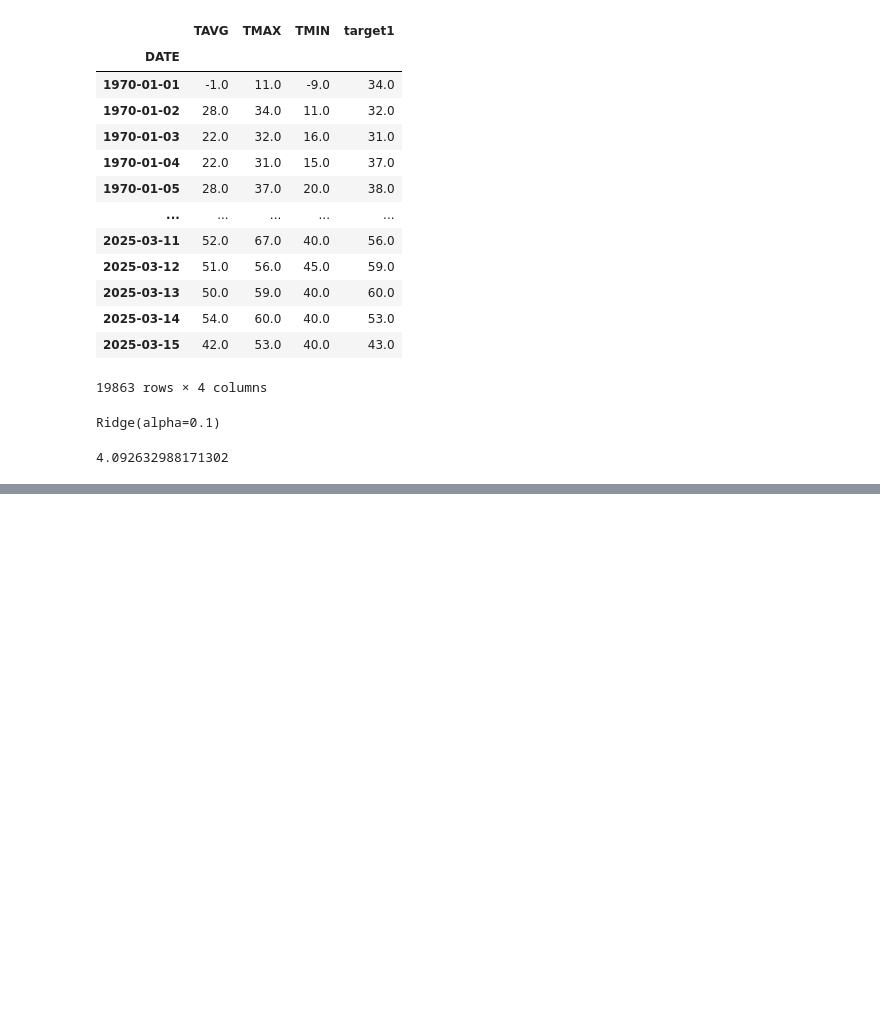
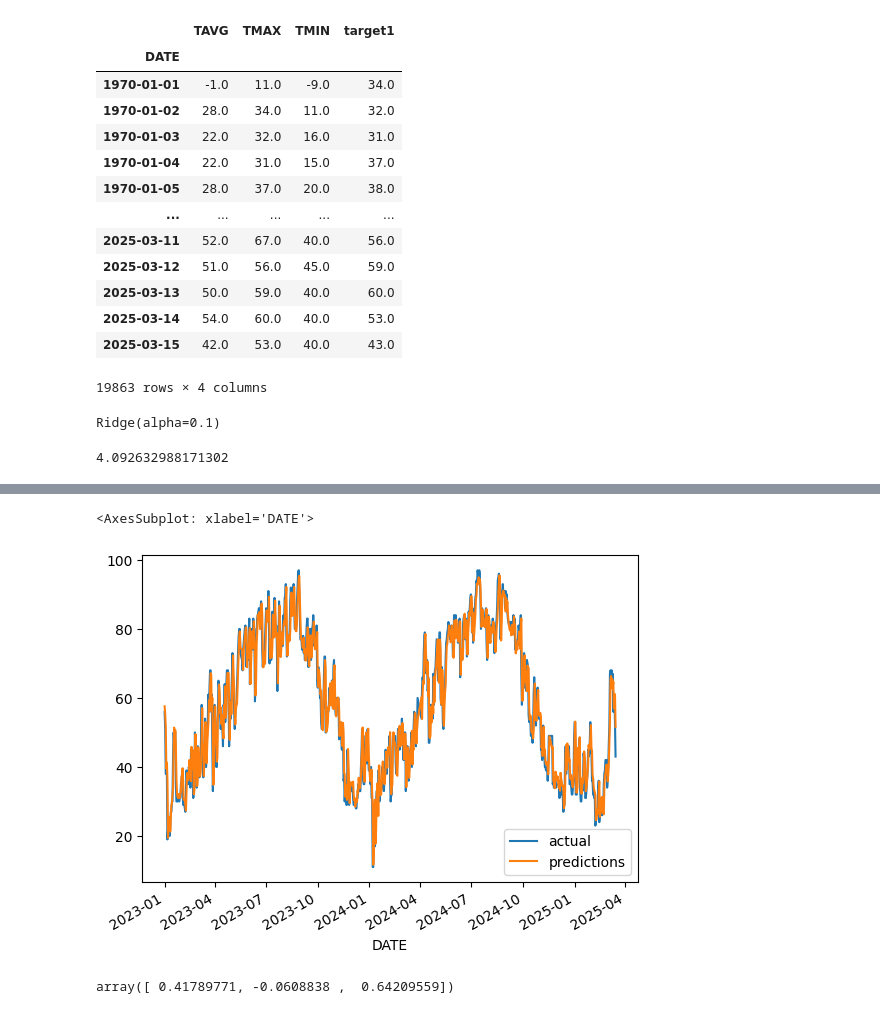
Before and after one commit to njnjfnj/Weather_predicter_backend, a Jupyter notebook: weather-ml/app/models/train.ipynb, the cells around one changed output, grey strips where cells are left out. Cells and saved outputs as stored; diff of their text form; code cells hidden in the pictures; blank space fills up the shorter version.

Commit message:
function create_predictions added

```diff
--- a/weather-ml/app/models/train.ipynb
+++ b/weather-ml/app/models/train.ipynb
@@ -214,0 +215,7 @@ mean_absolute_error(test["target1"], predictions) # вираховує сере
+# %%
+# Скомбінуймо реальні дані з передбаченнями
+
+combined = pd.concat([test["target1"], pd.Series(predictions, index = test.index)], axis=1)
+combined.columns = ["actual", "predictions"]
+
+combined
@@ -214,0 +237,11 @@ mean_absolute_error(test["target1"], predictions) # вираховує сере
+# %%
+combined.plot()
+# %% [output]
+<AxesSubplot: xlabel='DATE'>
+[figure, added]
+# %%
+reg.coef_
+# це коефіцієнти моделі (формули), в яку підставляються, як я з розумів, в вчорашні дані для прогнозування сьогодні.
+# тобто це приблизно виглядає як future_t = 0.41*t_avg-0.06*t_min+0.064*t_max+const
+# %% [output]
+array([ 0.41789771, -0.0608838 ,  0.64209559])
```
Also changed, not shown: parts of 3 cells of this notebook.
